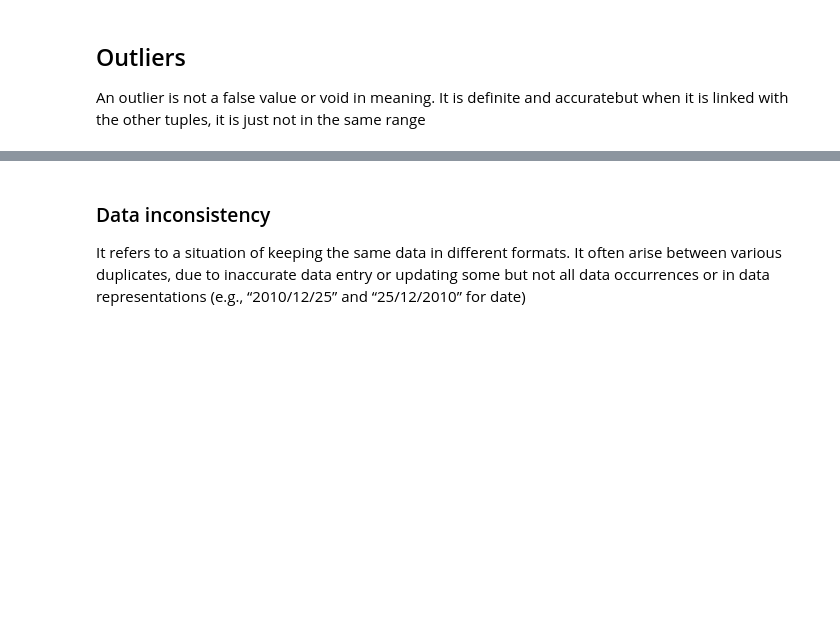
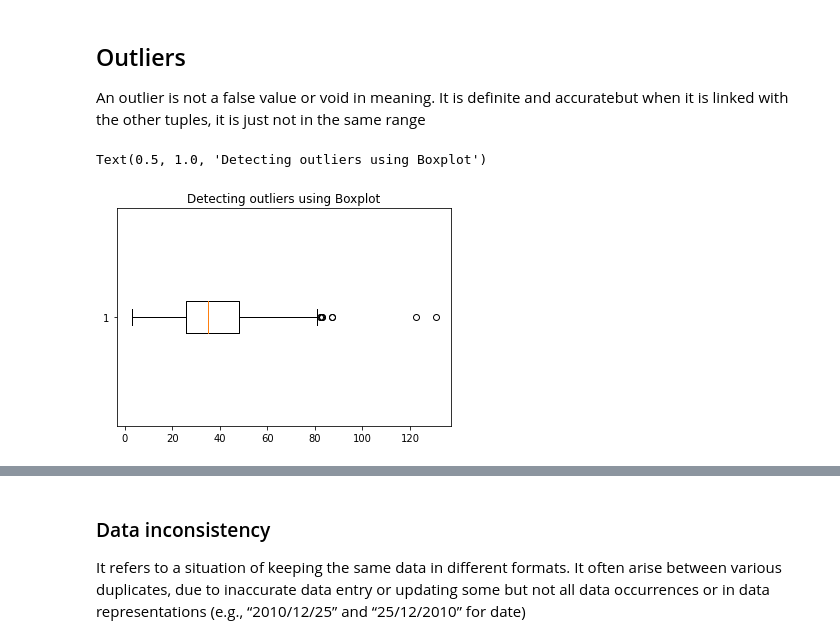
Before and after one commit to Jonas56/data-preprocessing, a Jupyter notebook: atelier-data-preprocessing.ipynb, the cells around one changed output, grey strips where cells are left out. Saved outputs shown, nothing was run; the diff lists cells and outputs as text; code cells hidden in the pictures; blank space fills up the shorter version.

```diff
--- a/atelier-data-preprocessing.ipynb
+++ b/atelier-data-preprocessing.ipynb
@@ -40,10 +41,10 @@ Data cleaning routines work to **clean** the data by filling in missing values,
 
 Occur when no data value is stored for a variable in anobservation. Missing data are a common occurrence and can have a significant effect on the conclusions that can be drawn from the data
 # %%
-# code
 # Imputation technique with mean
-wine_white = wine_white.fillna(wine_white.mean())
-wine_white.isnull().sum()
+white_wine = white_wine.fillna(white_wine.mean())
+print(white_wine.isnull().sum())
+white_wine
 # %% [output]
 fixed acidity           0
 volatile acidity        0
@@ -63,5 +77,8 @@ dtype: int64
 
 Noise is incorrect, void, null information that is not useful at all, under any circumstances
 # %%
-## code
-# Binning technique
+# Binning technique by boundries
+ph_bins = ["Ultra acidic", "Extremely acidic", "Very strongly acidic", "Strongly acidic", "Moderately acidic", "Slightly acidic", "Neutral", "Slightly alkaline", "Moderately alkaline", "Strongly alkaline", "Very strongly alkaline"]
+ph_intervals = [0, 3.5, 4.4, 5.0, 5.5, 6.0, 6.5, 7.3, 7.8, 8.4, 9.0, 14]
+white_wine["pH"] =  pd.cut(white_wine["pH"], bins=ph_intervals , labels=ph_bins)
+white_wine.head()
@@ -70,4 +94,10 @@ Noise is incorrect, void, null information that is not useful at all, under any
 
 An outlier is not a false value or void in meaning. It is definite and accuratebut when it is linked with the other tuples, it is just not in the same range
 # %%
-# code
+# Detecting outliers using boxplot
+plt.boxplot(white_wine["free sulfur dioxide"], vert=False)
+
+plt.title("Detecting outliers using Boxplot")
+# %% [output]
+Text(0.5, 1.0, 'Detecting outliers using Boxplot')
+[figure, added]
```
Also changed, not shown: parts of 6 cells of this notebook.
